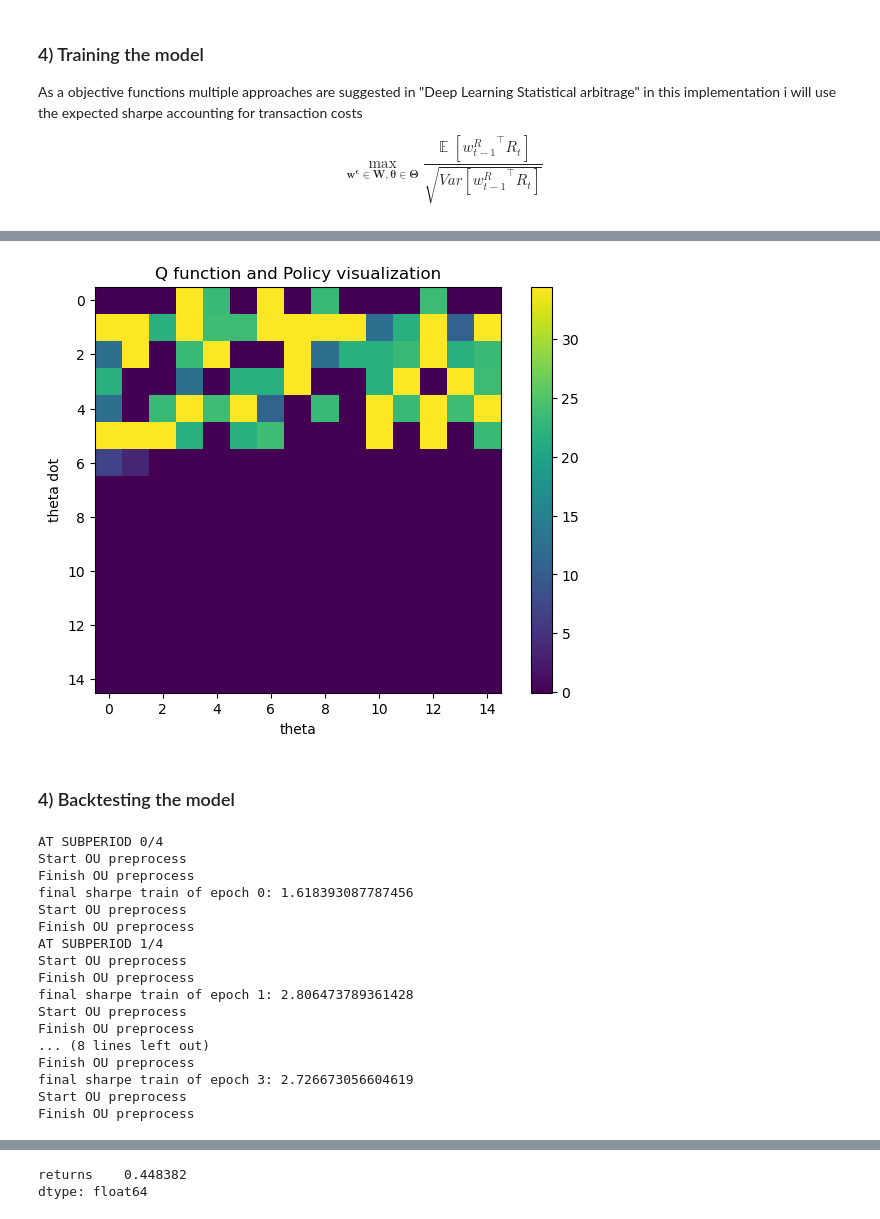
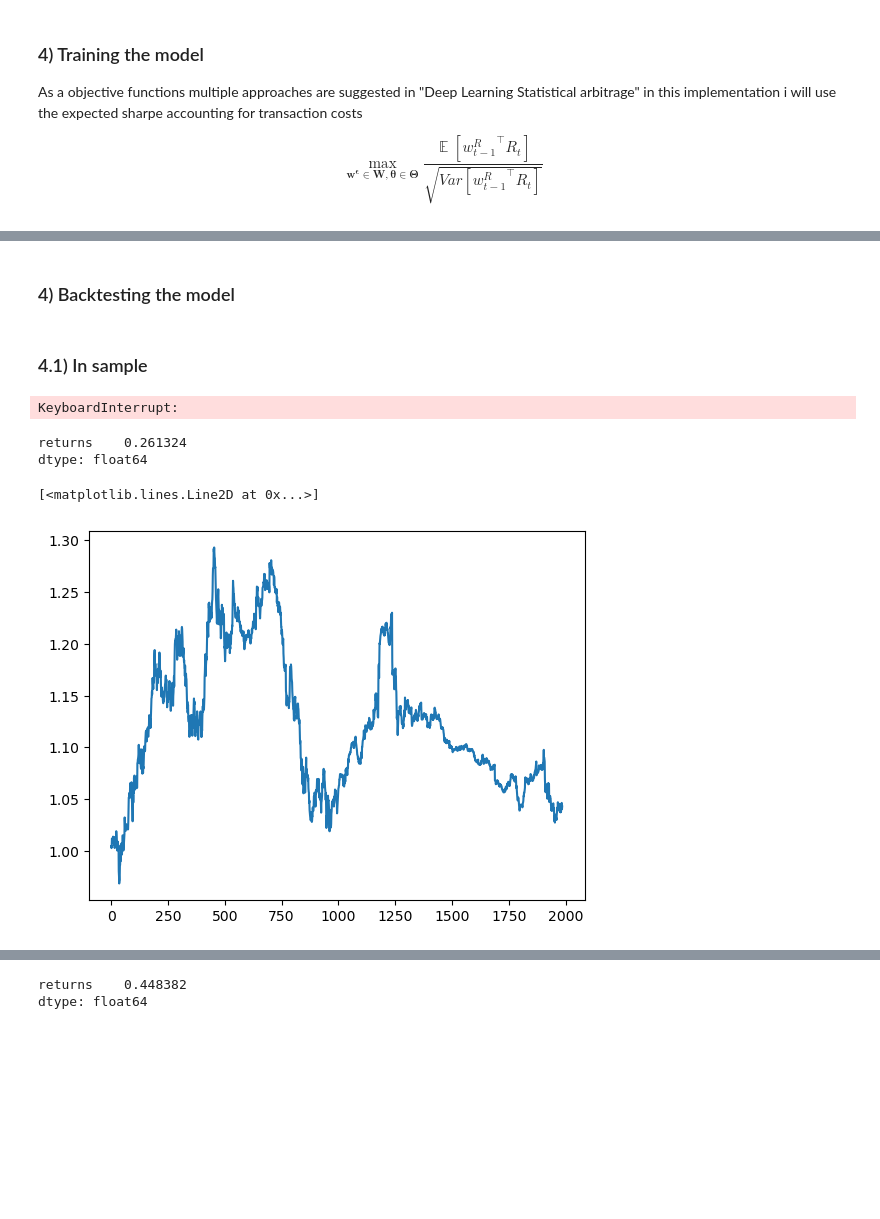
Before and after one commit to quintengeerts2000/Ornstein-Uhlenbeck-statistical-arbitrage-, a Jupyter notebook: OU_revisited.ipynb, the cells around one changed output, grey strips where cells are left out. Drawn from its saved outputs; the diff is of its cells as text; code cells hidden in the pictures; blank space fills up the shorter version.

Commit message:
finished oos backtest

```diff
--- a/OU_revisited.ipynb
+++ b/OU_revisited.ipynb
@@ -238,7 +231,7 @@ def train(
     batchsize       = 200,
     lookback        = 30,
     device          = 'cpu',
-    num_epochs      = 3000,
+    num_epochs      = 1000,
     verbose         = True
     ):
     '''
@@ -321,7 +314,7 @@ def train(
         full_short_proportion = np.mean(short_proportion)
 
         #based on the timeframe
-        adj = 365 *2#365 days times 24 hours per day divided per 4 hours
+        adj = 365 *4  #365 days times 24 hours per day divided per 4 hours
         if (epoch % (num_epochs/20) == 0 or epoch == num_epochs-1) and verbose:
             print(f'Epoch: {epoch}/{num_epochs}, ' \
                     f'train Sharpe: {full_sharpe*np.sqrt(adj):0.2f}, ' \
@@ -434,7 +392,3 @@ def visualize_model(net, n_samples=15):
-# %%
-visualize_model(model)
-# %% [output]
-[figure, removed]
 # %% [markdown]
 ### 4) Backtesting the model
 # %%
@@ -467,25 +421,19 @@ def backtest(returns, model, res_cov_window_size=252, loadings_window_size=30, a
                                                   residual_weights_test_t, trans_cost=trans_cost)
         out[length_training+t*retrain_freq:min(length_training+(t+1)*retrain_freq,T)] = (returns_model.unsqueeze(1).detach().numpy())
     return out
+# %% [markdown]
+### 4.1) In sample
 # %%
 model = OUFFN('logs')
-out = backtest(pct_ret, model, res_cov_window_size=252, loadings_window_size=30, amount_of_factors=5, lookback=30,
-                length_training=1000, retrain_freq=250, trans_cost=0.0001)
+out = backtest(pct_ret, model, res_cov_window_size=300, loadings_window_size=15, amount_of_factors=10, lookback=30,
+                length_training=2000, retrain_freq=250, trans_cost=0.0001)
 # %% [output]
-AT SUBPERIOD 0/4
-Start OU preprocess
-Finish OU preprocess
-final sharpe train of epoch 0: 1.618393087787456
-Start OU preprocess
-Finish OU preprocess
-AT SUBPERIOD 1/4
-Start OU preprocess
-Finish OU preprocess
-final sharpe train of epoch 1: 2.806473789361428
-Start OU preprocess
-Finish OU preprocess
-... (8 lines left out)
-Finish OU preprocess
-final sharpe train of epoch 3: 2.726673056604619
-Start OU preprocess
-Finish OU preprocess
+KeyboardInterrupt:
+# %%
+print((out.mean() / out.std())*np.sqrt(365*4)) # 4 16 32 16 sigmoid and 250 frequency and 2000 window 6h and 15 factors
+plt.plot((out.dropna().values + 1).cumprod())  # increased dropout to 35% loading window size 15 other 300
+# %% [output]
+returns    0.261324
+dtype: float64
+[<matplotlib.lines.Line2D at 0x...>]
+[figure, added]
```
Also changed, not shown: parts of 30 cells of this notebook, 3 other files.
